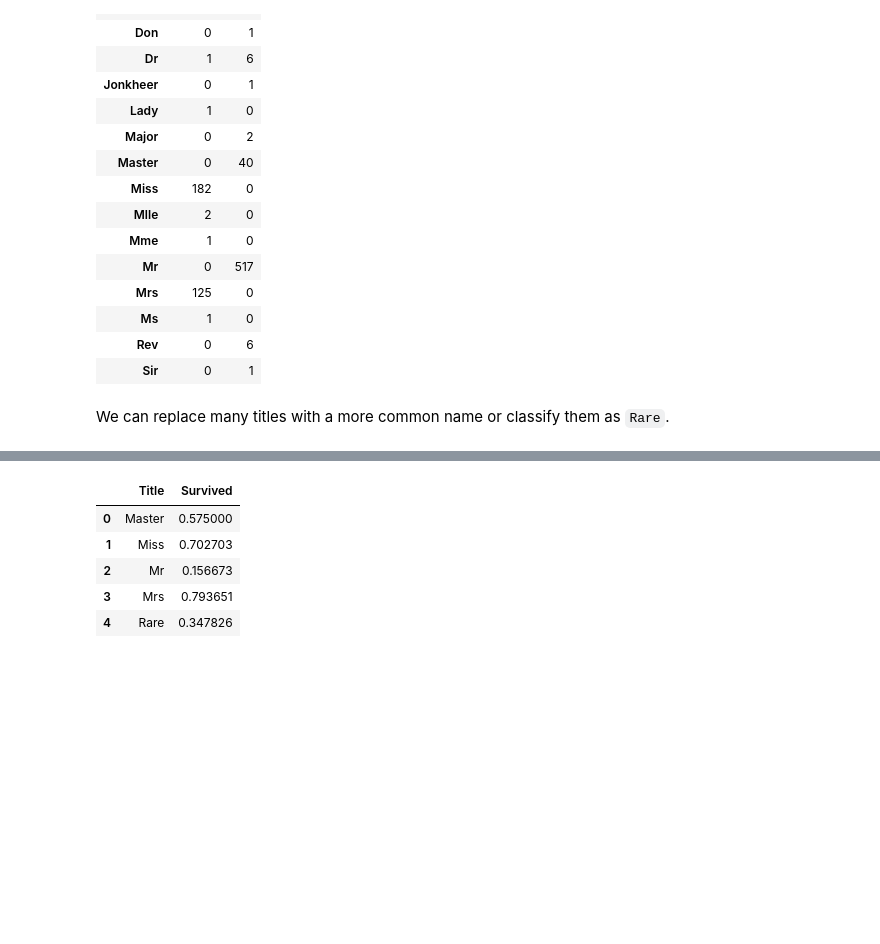
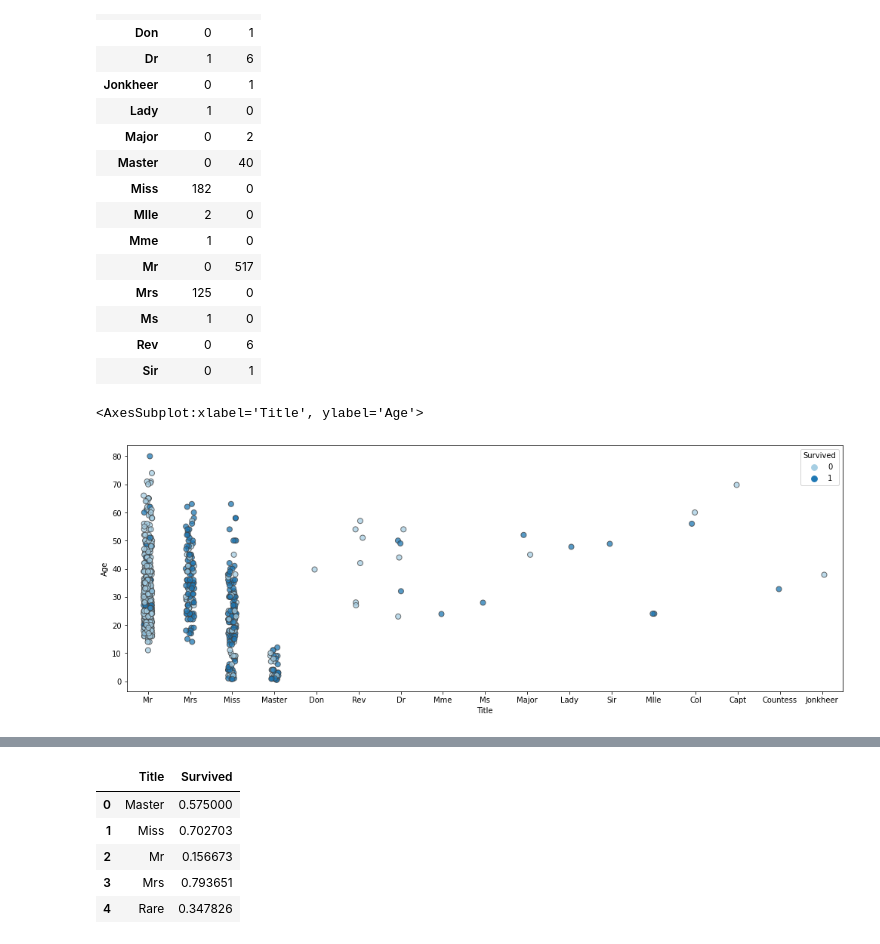
Before and after one commit to teartell/ULSU-BIGDATA-COURSE, a Jupyter notebook: labs/lab-titanic/titanic-data-science-solutions.ipynb, the cells around one changed output, grey strips where cells are left out. Cells and saved outputs as stored; diff of their text form; code cells hidden in the pictures; blank space fills up the shorter version.

```diff
--- a/labs/lab-titanic/titanic-data-science-solutions.ipynb
+++ b/labs/lab-titanic/titanic-data-science-solutions.ipynb
@@ -554,5 +556,9 @@ pd.crosstab(train_df['Title'], train_df['Sex'])
 | Ms | 1 | 0 |
 | Rev | 0 | 6 |
 | Sir | 0 | 1 |
-# %% [markdown]
-We can replace many titles with a more common name or classify them as `Rare`.
+# %%
+plt.figure(figsize=(17,6))
+sns.stripplot(data=train_df, x='Title', y='Age', hue='Survived', linewidth=1, alpha=.75, size=7)
+# %% [output]
+<AxesSubplot:xlabel='Title', ylabel='Age'>
+[figure, added]
```
Also changed, not shown: parts of 28 cells of this notebook.
